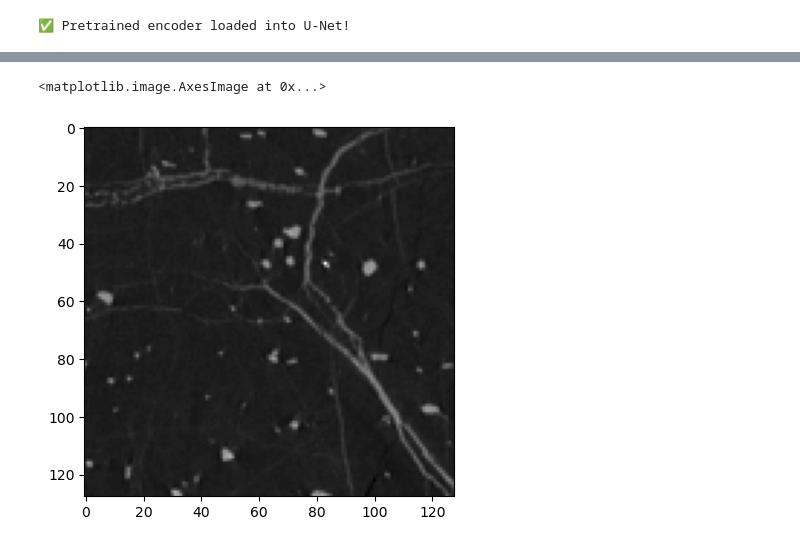
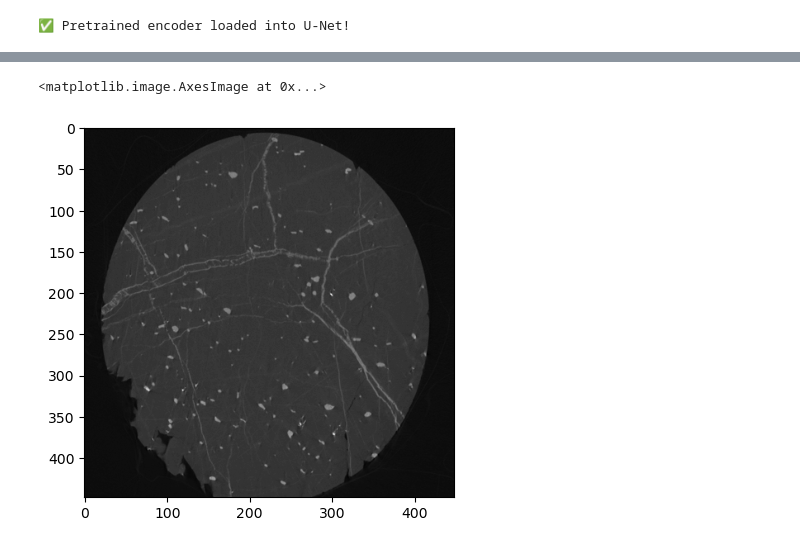
Before and after one commit to Ramyarzarza/Rock_CT_image, a Jupyter notebook: Synthetic image/synthetic and self_supervised image model.ipynb, the cells around one changed output, grey strips where cells are left out. Cells and saved outputs as stored; diff of their text form; code cells hidden in the pictures.

```diff
--- a/Synthetic image/synthetic and self_supervised image model.ipynb
+++ b/Synthetic image/synthetic and self_supervised image model.ipynb
@@ -385,10 +386,10 @@ visualize_predictions()
 # %%
-image = Image.open('./resized_large_image.png').convert("L")
-image = image.resize((128, 128))
+image = Image.open('./resized_image_5.png').convert("L")
+image = image.resize((448, 448))
 plt.imshow(image, cmap='gray')
 # %% [output]
 <matplotlib.image.AxesImage at 0x...>
-[figure, old version]
+[figure, new version]
 # %%
 plt.imshow(model(torch.Tensor(np.array(image)/255.0).unsqueeze(0).unsqueeze(0).to(DEVICE)).detach().cpu().squeeze(), cmap='gray')
 # %% [output]
```
Also changed, not shown: parts of 11 cells of this notebook, 3 other files.
